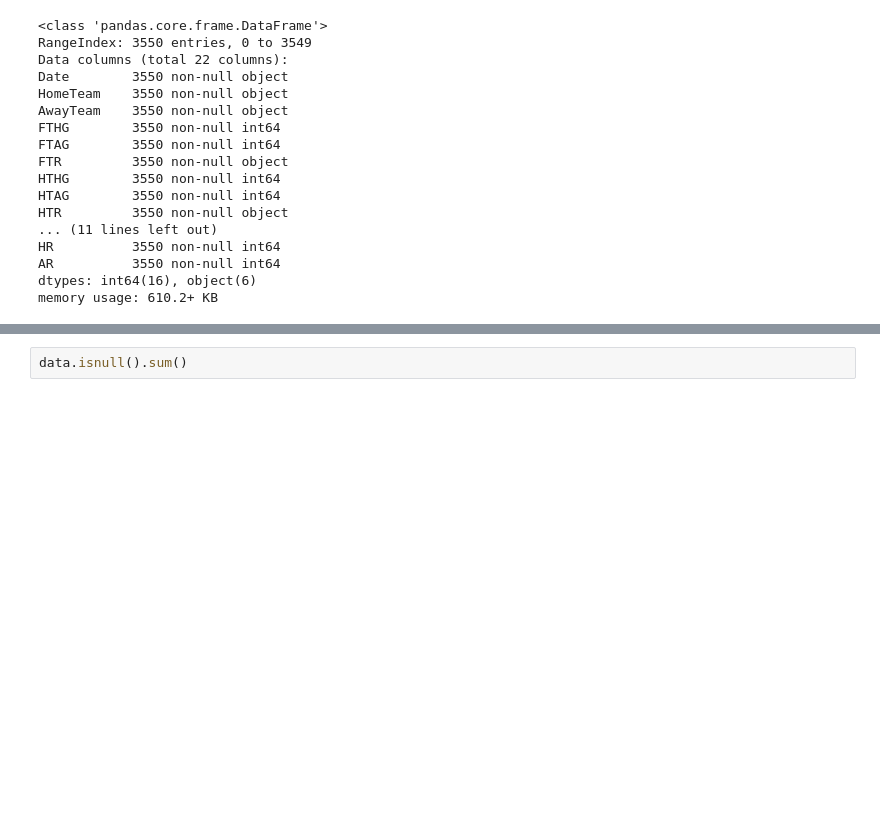
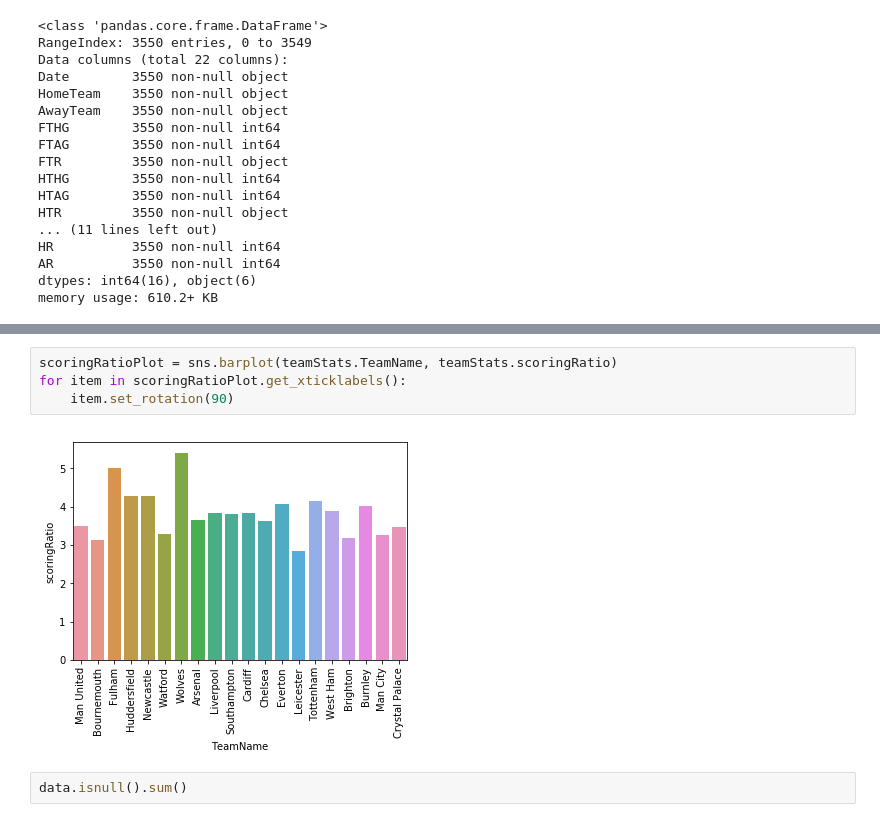
Before and after one commit to binayachaudari/EPL-predict-2019, a Jupyter notebook: EPL-Prediction-2019.ipynb, the cells around one changed output, grey strips where cells are left out. Drawn from its saved outputs; the diff is of its cells as text; blank space fills up the shorter version.

```diff
--- a/EPL-Prediction-2019.ipynb
+++ b/EPL-Prediction-2019.ipynb
@@ -206,3 +389,9 @@ data[data.FTR == 'H'].plot.hist()
+# %%
+scoringRatioPlot = sns.barplot(teamStats.TeamName, teamStats.scoringRatio)
+for item in scoringRatioPlot.get_xticklabels():
+    item.set_rotation(90)
+# %% [output]
+[figure, added]
 # %%
 data.isnull().sum()
 # %% [output]
```
Also changed, not shown: parts of 12 cells of this notebook, 1 other file.
